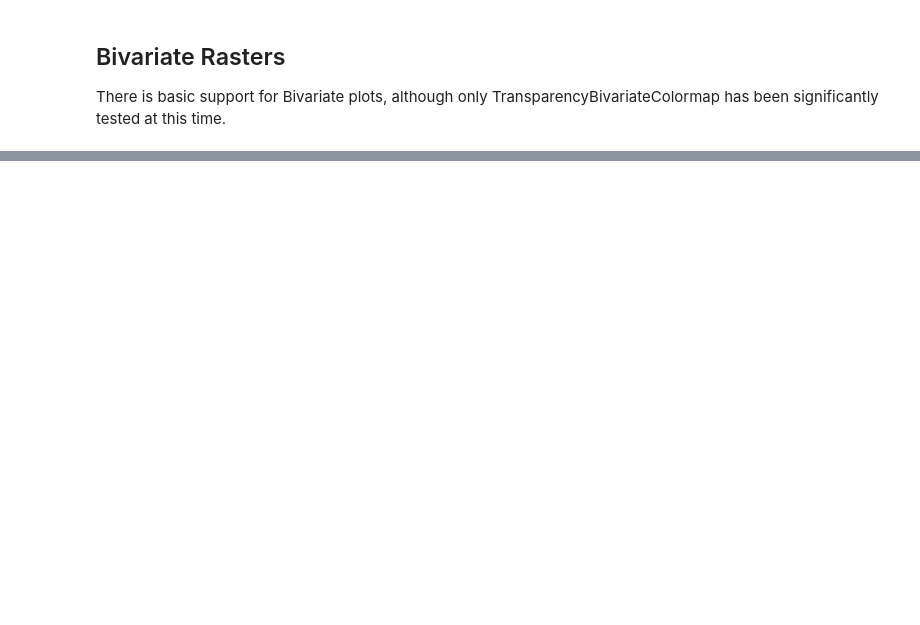
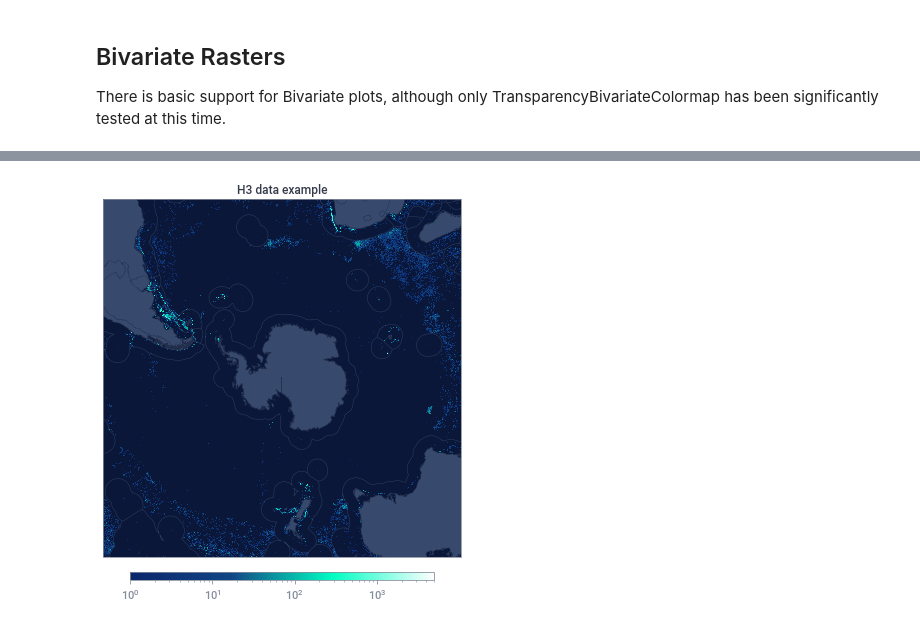
Before and after one commit to GlobalFishingWatch/pyseas, a Jupyter notebook: pyseas/doc/Examples.ipynb, the cells around one changed output, grey strips where cells are left out. Drawn from its saved outputs; the diff is of its cells as text; code cells hidden in the pictures; blank space fills up the shorter version.

Commit message:
add polar plotting example

```diff
--- a/pyseas/doc/Examples.ipynb
+++ b/pyseas/doc/Examples.ipynb
@@ -304,7 +352,9 @@ with psm.context(psm.styles.light):
     projinfo = psm.find_projection(df.lon, df.lat)
     psm.create_map(projection=projinfo.projection, extent=projinfo.extent)
     psm.add_land()
-    handles = psm.add_plot(df.lon.values, df.lat.values, df.ssvid, break_on_change=False)
+    handles = psm.add_plot(
+        df.lon.values, df.lat.values, df.ssvid, break_on_change=False
+    )
     plt.legend(handles.values(), handles.keys())
 # %% [output]
 [figure]
@@ -339,11 +394,17 @@ tracks at once.
 df = position_msgs[(position_msgs.ssvid == 413461490)]
 with psm.context(psm.styles.panel):
     fig = plt.figure(figsize=(12, 12))
-    info = psc.multi_track_panel(df.timestamp, df.lon, df.lat, df.seg_id,
-                plots=[{'label' : 'lon', 'values' : df.lon},
-                       {'label' : 'lat', 'values' : df.lat}])
-    plt.legend(info.legend_handles.values(), [x.split('-', 1)[1].rstrip('.000000000Z')
-                                              for x in info.legend_handles.keys()])
+    info = psc.multi_track_panel(
+        df.timestamp,
+        df.lon,
+        df.lat,
+        df.seg_id,
+        plots=[{"label": "lon", "values": df.lon}, {"label": "lat", "values": df.lat}],
+    )
+    plt.legend(
+        info.legend_handles.values(),
+        [x.split("-", 1)[1].rstrip(".000000000Z") for x in info.legend_handles.keys()],
+    )
 
 # There is some basic functionality for combining multiple panels as shown below.
 # %% [output]
@@ -491,2 +637,33 @@ is needed, the standard facecolor can be applied as shown below.
+# %%
+df = pd.read_csv("data/polar_fishing_h3_7.csv.zip")
+polar_h3cnts_7 = {
+    np.uint64(int(x.h3, 16)): x.cnt for x in polar_fishing_h3_7.itertuples()
+}
+
+fig = plt.figure(figsize=(14, 7))
+norm = mpcolors.LogNorm(1, 5000)
+with psm.context(psm.styles.dark):
+    ax, im = psm.plot_h3_data(
+        polar_h3cnts_7,
+        projection=cartopy.crs.Stereographic(
+            central_latitude=-90, central_longitude=0, true_scale_latitude=-70
+        ),
+        extent=(-180, 180, -30, -90),
+        cmap="presence",
+        norm=norm,
+    )
+    psm.add_countries()
+    psm.add_eezs()
+    ax.set_title("H3 data example")
+    fig.colorbar(
+        im,
+        ax=ax,
+        orientation="horizontal",
+        fraction=0.02,
+        aspect=40,
+        pad=0.04,
+    )
+# %% [output]
+[figure, added]
 # %%
 # df_known.to_csv('data/fishing_effort_know_vs_unknown.csv.zip')
```
Also changed, not shown: parts of 29 cells of this notebook, 2 other files.
